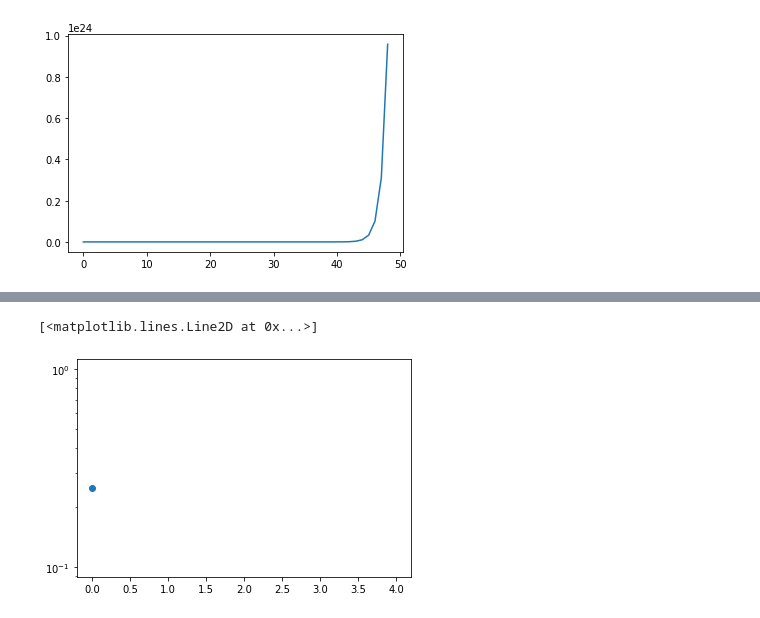
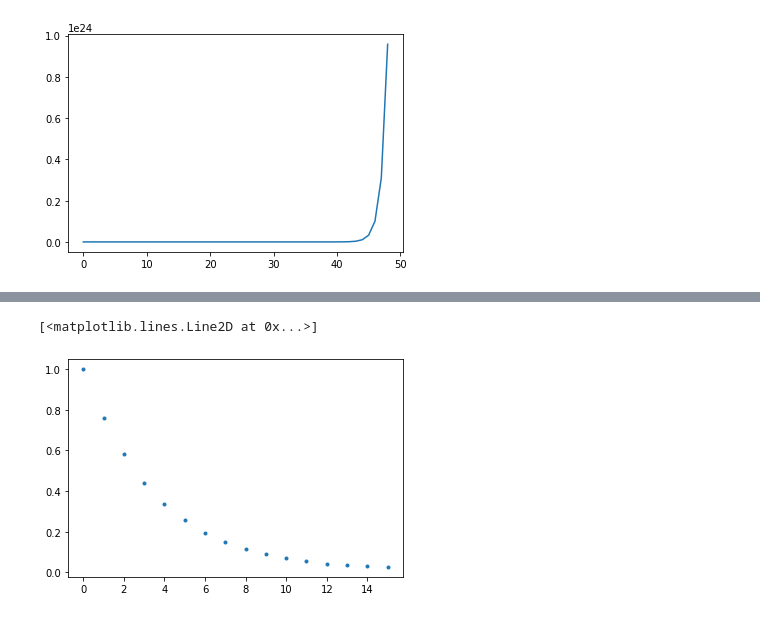
Before and after one commit to NTHU-Phys-Qubit/hw2-Bladerunner-constant-k, a Jupyter notebook: Problem-1.ipynb, the cells around one changed output, grey strips where cells are left out. Drawn from its saved outputs; the diff is of its cells as text; code cells hidden in the pictures.

```diff
--- a/Problem-1.ipynb
+++ b/Problem-1.ipynb
@@ -84,7 +84,7 @@ z_f = np.array([])
 
 for i in range (1,50):
 
-    z = transfer_matrix(i, 0)
+    z = np.trace(transfer_matrix(i, 0))
     z_f = np.append(z_f, z)
 
 
@@ -102,7 +102,7 @@ z_f = np.array([])
 
 for i in range (1,50):
 
-    z = transfer_matrix(1, i)
+    z = np.trace(transfer_matrix(1, i))
     z_f = np.append(z_f, z)
 
 
@@ -113,5 +175,5 @@ pylab.show()
 # %%
-# T=1, B=0, N=?
+# T=?, B=0, N=10 (use another metod below)
 
 import warnings; warnings.simplefilter("always")
 np.seterr(invalid='ignore')
@@ -120,8 +182,9 @@ Z = T@T
 Z_Sz = Tz@T@T
 Z_SzSz = Tz@T@Tz@T
 
-N = 25 #25
-T = transfer_matrix(1, 0)
+N = 10
+t = 1 #10^308
+T = transfer_matrix(t, 0)
 Tz = impurity_matrix()
 
 SzSz = np.zeros(N+1)
@@ -137,7 +200,7 @@ for j in range(0, N):
             Z_SzSz = Z_SzSz @ T
     SzSz[j] = np.trace(Z_SzSz)/np.trace(Z)
 
-    SzSz[N] = SzSz[-1]
+    SzSz[N] = SzSz[0]
 
 pylab.semilogy(SzSz[0:N//2], 'o')
 # %% [output]
@@ -146,34 +209,20 @@ pylab.semilogy(SzSz[0:N//2], 'o')
 # %%
-# T=?, B=0, N=10
+t = -273
+N = 32
 
-import warnings; warnings.simplefilter("always")
-np.seterr(invalid='ignore')
+for j in range(N):
+    z_s0sj = z0
+    z = np.eye(2)
+    for i in range(N):
+        z = z.dot(T)
+        if i==j:
+            z_s0sj = z_s0sj.dot(z0).dot(T)
+        else :
+            z_s0sj = z_s0sj.dot(T)
+    SzSz[j] = np.trace(z_s0sj)/np.trace(z)
 
-Z = T@T
-Z_Sz = Tz@T@T
-Z_SzSz = Tz@T@Tz@T
-
-N = 10
-t = -1 * 10**308 #10^308
-T = transfer_matrix(t, 0)
-Tz = impurity_matrix()
-
-SzSz = np.zeros(N+1)
-
-for j in range(0, N):
-    z = np.eye(2)
-    Z_SzSz = Tz
-    for i in range(N):
-        Z = Z @ T
-        if i == j:
-            Z_SzSz = Z_SzSz @ Tz @ T
-        else:
-            Z_SzSz = Z_SzSz @ T
-    SzSz[j] = np.trace(Z_SzSz)/np.trace(Z)
-
-    SzSz[N] = SzSz[-1]
-
-pylab.semilogy(SzSz[0:N//2], 'o')
+SzSz[N]=SzSz[0]
+plt.plot(SzSz[0:N//2],'.')
 # %% [output]
 [<matplotlib.lines.Line2D at 0x...>]
-[figure, old version]
+[figure, new version]
```
Also changed, not shown: parts of 5 cells of this notebook.
